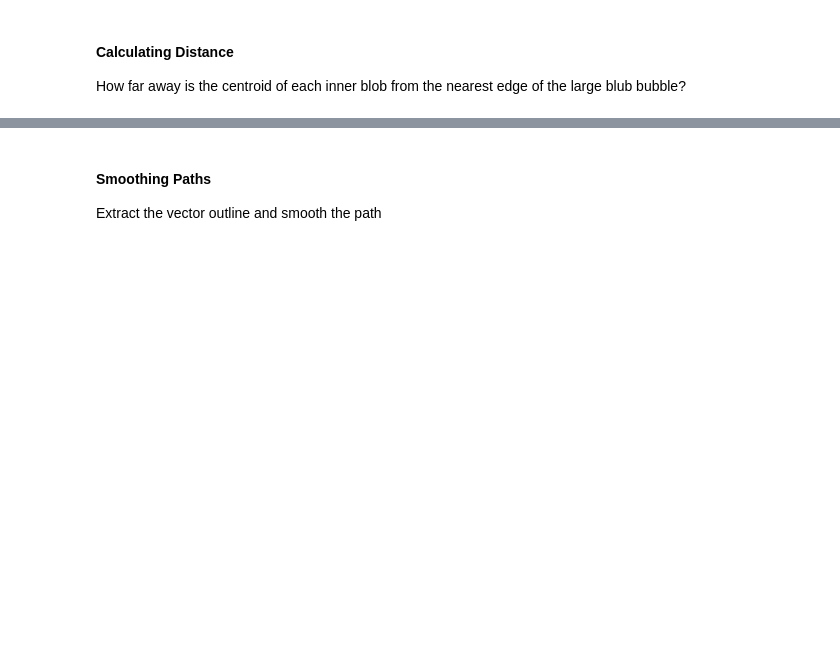
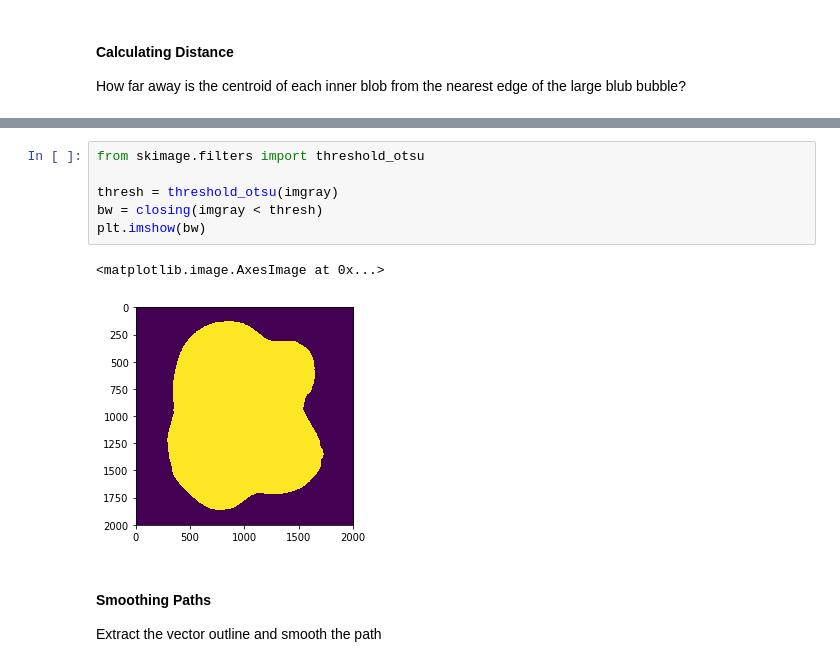
Before and after one commit to tlmohren/python320kincaid, a Jupyter notebook: exercise_image_segmentation/exercise_JH.ipynb, the cells around one changed output, grey strips where cells are left out. Drawn from its saved outputs; the diff is of its cells as text; blank space fills up the shorter version.

```diff
--- a/exercise_image_segmentation/exercise_JH.ipynb
+++ b/exercise_image_segmentation/exercise_JH.ipynb
@@ -81,3 +103,12 @@ plt.scatter(cr, cc)
+# %%
+from skimage.filters import threshold_otsu
+
+thresh = threshold_otsu(imgray)
+bw = closing(imgray < thresh)
+plt.imshow(bw)
+# %% [output]
+<matplotlib.image.AxesImage at 0x...>
+[figure, added]
 # %% [markdown]
 #### Smoothing Paths
 Extract the vector outline and smooth the path
```
Also changed, not shown: parts of 14 cells of this notebook, 2 other files.
